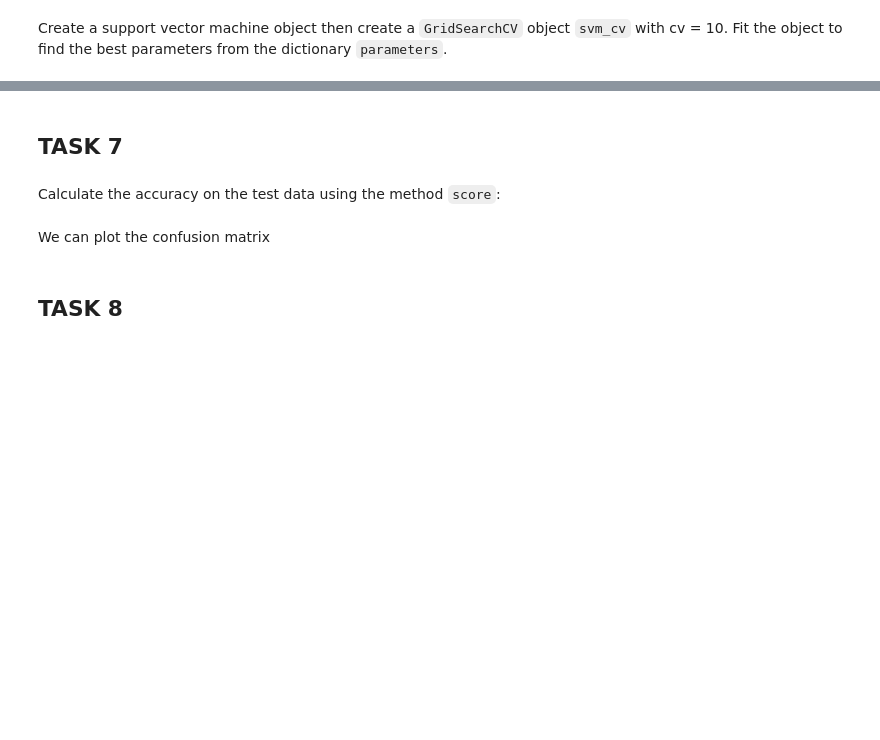
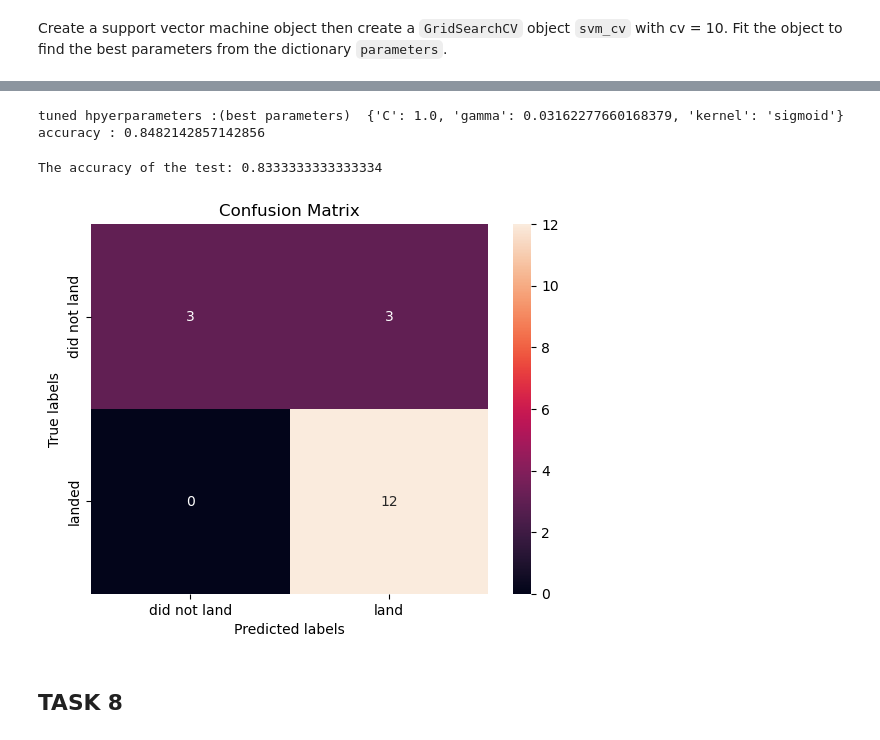
Before and after one commit to ValeriaMalin/IBM_Capstone_Project_SpaceX_Falcon9, a Jupyter notebook: SpaceX_Machine_Learning_Prediction_Part_5.jupyterlite.ipynb, the cells around one changed output, grey strips where cells are left out. Saved outputs shown, nothing was run; the diff lists cells and outputs as text; code cells hidden in the pictures; blank space fills up the shorter version.

```diff
--- a/SpaceX_Machine_Learning_Prediction_Part_5.jupyterlite.ipynb
+++ b/SpaceX_Machine_Learning_Prediction_Part_5.jupyterlite.ipynb
@@ -183,3 +223,6 @@ parameters = {'kernel':('linear', 'rbf','poly','rbf', 'sigmoid'),
               'C': np.logspace(-3, 3, 5),
               'gamma':np.logspace(-3, 3, 5)}
 svm = SVC()
+# %%
+svc_grid_search=GridSearchCV(svm, parameters, cv=10)
+svc_grid_search.fit(X_train, Y_train)
@@ -186,9 +236,6 @@ svm = SVC()
 # %%
-print("tuned hpyerparameters :(best parameters) ",svm_cv.best_params_)
-print("accuracy :",svm_cv.best_score_)
+print("tuned hyperparameters :(best parameters) ",svc_grid_search.best_params_)
+print("accuracy :",svc_grid_search.best_score_)
+# %% [output]
+tuned hpyerparameters :(best parameters)  {'C': 1.0, 'gamma': 0.03162277660168379, 'kernel': 'sigmoid'}
+accuracy : 0.8482142857142856
-# %% [markdown]
-## TASK  7
-# %% [markdown]
-Calculate the accuracy on the test data using the method <code>score</code>:
-# %% [markdown]
-We can plot the confusion matrix
@@ -198,3 +242,11 @@ plot_confusion_matrix(Y_test,yhat)
+# %%
+print('The accuracy of the test:', svc_grid_search.score(X_test,Y_test))
+
+yhat=svc_grid_search.predict(X_test)
+plot_confusion_matrix(Y_test,yhat)
+# %% [output]
+The accuracy of the test: 0.8333333333333334
+[figure, added]
 # %% [markdown]
 ## TASK  8
 # %% [markdown]
```
Also changed, not shown: parts of 24 cells of this notebook.
